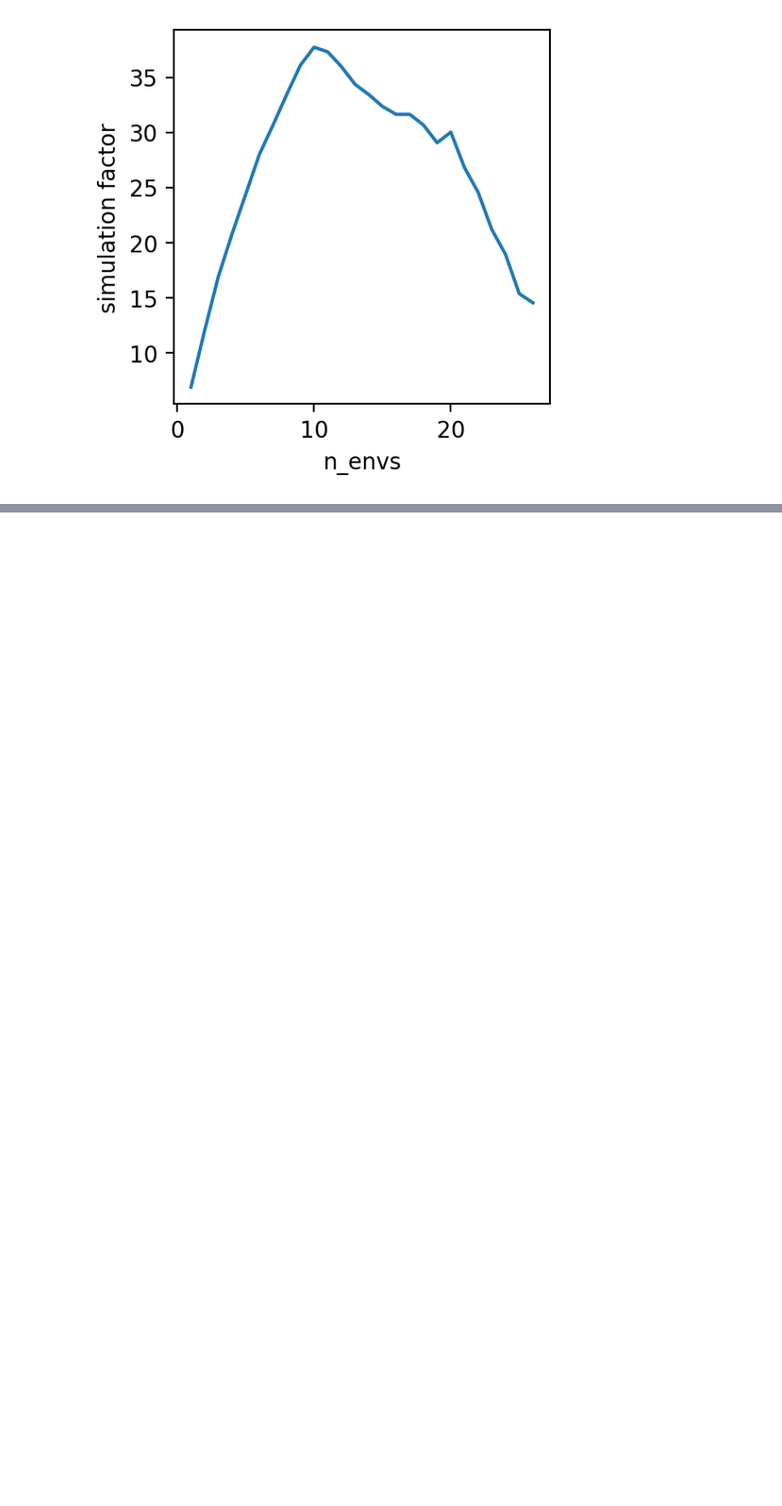
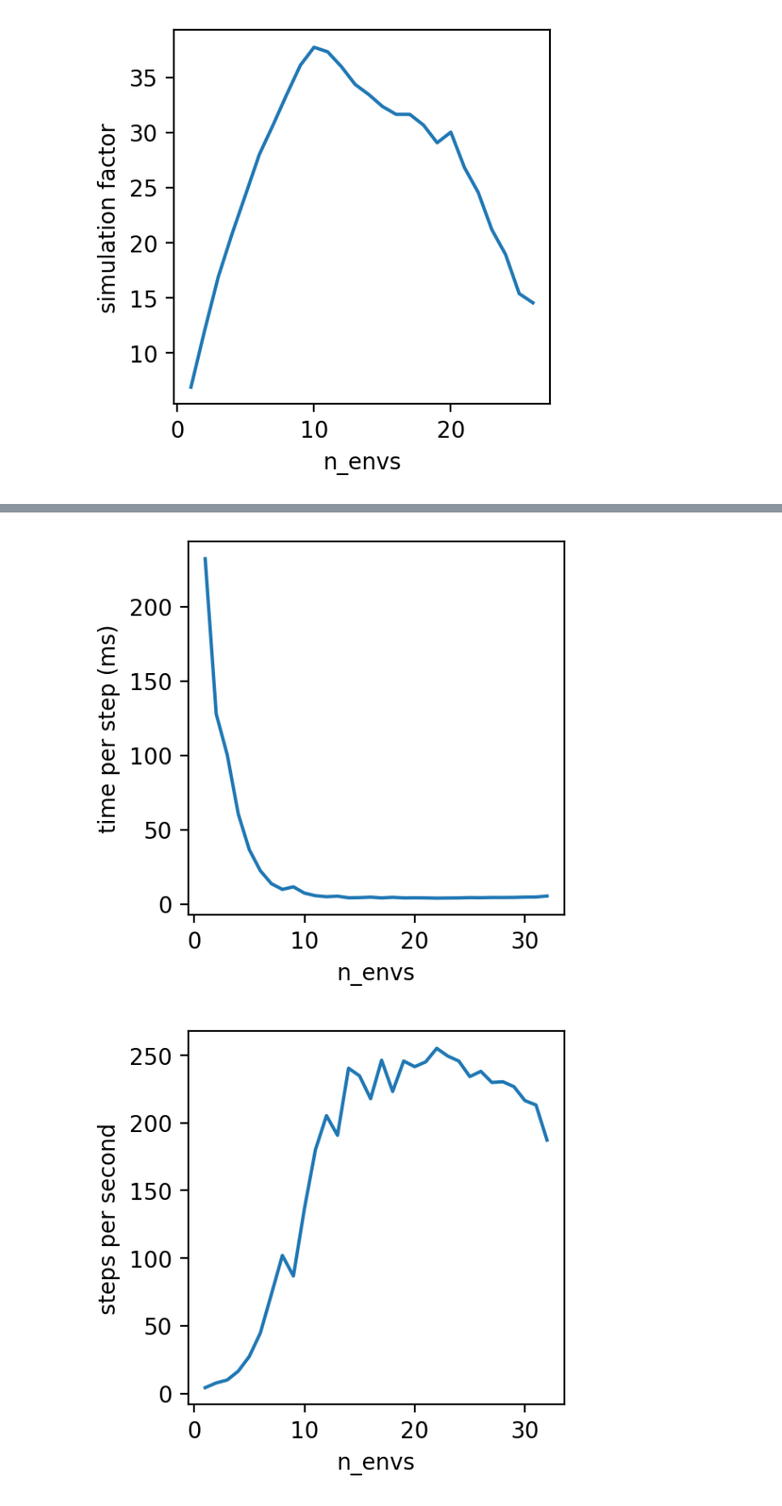
Before and after one commit to lucasmrdt/sailboat-drl, a Jupyter notebook: notebooks/benchmark.ipynb, the cells around one changed output, grey strips where cells are left out. Shown: that part at 85% size. Saved outputs shown, nothing was run; the diff lists cells and outputs as text; code cells hidden in the pictures; blank space fills up the shorter version.

```diff
--- a/notebooks/benchmark.ipynb
+++ b/notebooks/benchmark.ipynb
@@ -36,7 +36,7 @@ def benchmark(time_per_n_envs):
     plt.show()
 
     plt.subplots(figsize=(3,3), dpi=200)
-    plt.plot(n_envs, (1/SailboatLSAEnv.SIM_RATE)/time_per_step)
+    plt.plot(n_envs, (1/SailboatLSAEnv.NB_STEPS_PER_SECONDS)/time_per_step)
     plt.xlabel('n_envs')
     plt.ylabel('simulation factor')
     plt.show()
@@ -144,0 +147,40 @@ benchmark(upnquick)
+# %%
+upnquick_2 = {
+    1: 232.28,
+    2: 127.85,
+    3: 100.39,
+    4: 60.55,
+    5: 36.53,
+    6: 22.38,
+    7: 13.66,
+    8: 9.80,
+    9: 11.52,
+    10: 7.32,
+    11: 5.55,
+    12: 4.87,
+    13: 5.24,
+    14: 4.16,
+    15: 4.26,
+    16: 4.59,
+    17: 4.06,
+    18: 4.48,
+    19: 4.07,
+    20: 4.14,
+    21: 4.08,
+    22: 3.92,
+    23: 4.01,
+    24: 4.07,
+    25: 4.27,
+    26: 4.20,
+    27: 4.35,
+    28: 4.34,
+    29: 4.41,
+    30: 4.62,
+    31: 4.69,
+    32: 5.34,
+}
+
+benchmark(upnquick_2)
+# %% [output]
+[figure, added]
+[figure, added]
```
Also changed, not shown: parts of 2 cells of this notebook, 23 other files.
